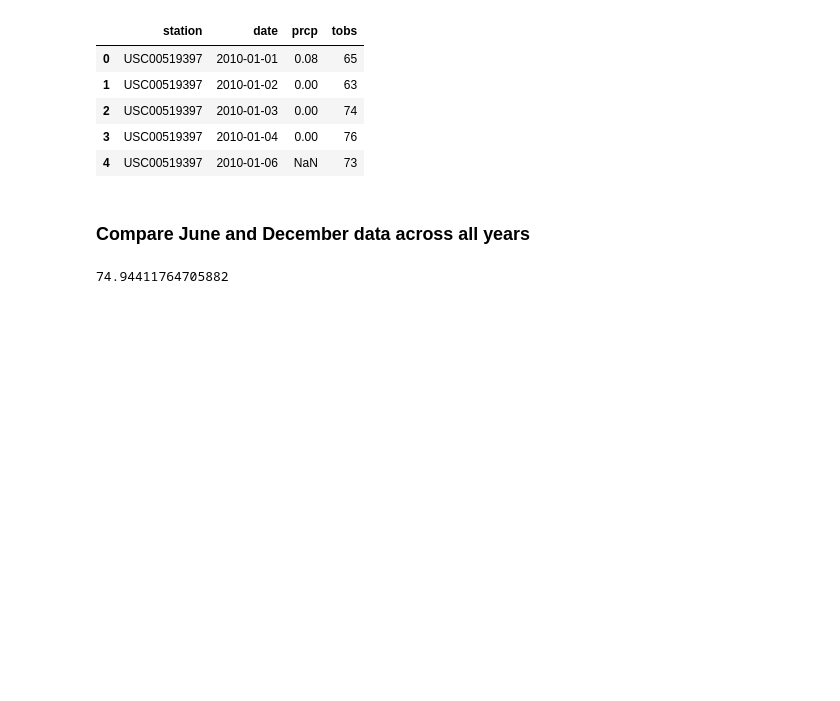
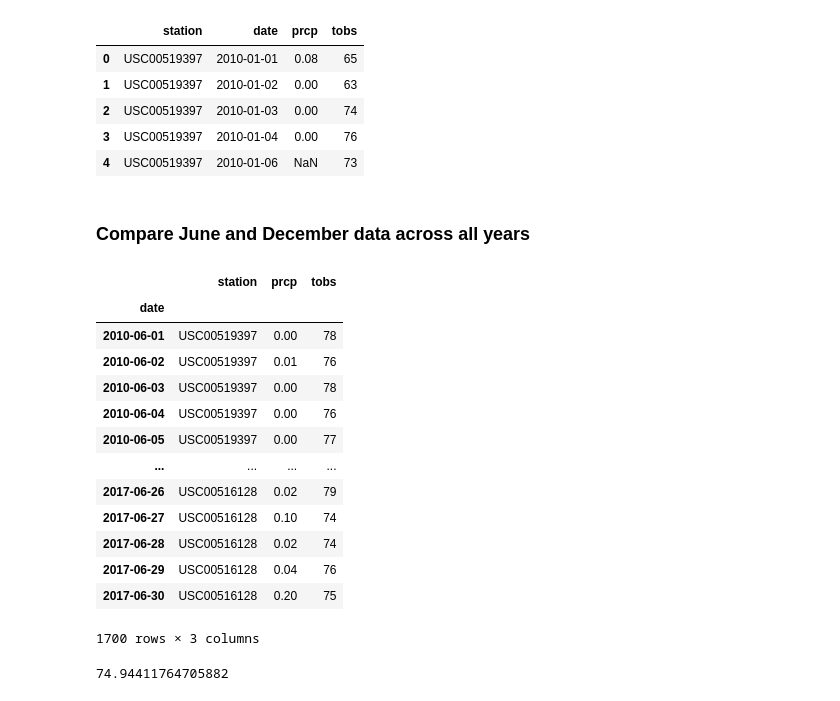
Before and after one commit to aaronlee28/sqlalchemy-challenge, a Jupyter notebook: bonus/temp_analysis_1/10-Advanced-Data-Storage-and-Retrieval_Homework_Instructions_temp_analysis_bonus_1_starter.ipynb, the cells around one changed output. Saved outputs shown, nothing was run; the diff lists cells and outputs as text; code cells hidden in the pictures; blank space fills up the shorter version.

```diff
--- a/bonus/temp_analysis_1/10-Advanced-Data-Storage-and-Retrieval_Homework_Instructions_temp_analysis_bonus_1_starter.ipynb
+++ b/bonus/temp_analysis_1/10-Advanced-Data-Storage-and-Retrieval_Homework_Instructions_temp_analysis_bonus_1_starter.ipynb
@@ -48,10 +48,26 @@ dec2017 = df.loc['2017-12-01':'2017-12-31']
 # %%
 # Concat all  the months together across all year
 junetotal = [june2010,june2011,june2012,june2013,june2014,june2015,june2016,june2017]
 june_df = pd.concat(junetotal)
 
 dectotal = [dec2010,dec2011,dec2012,dec2013,dec2014,dec2015,dec2016,dec2017]
 dec_df = pd.concat(dectotal)
+june_df
+# %% [output]
+|  | station | prcp | tobs |
+| date |  |  |  |
+| 2010-06-01 | USC00519397 | 0.00 | 78 |
+| 2010-06-02 | USC00519397 | 0.01 | 76 |
+| 2010-06-03 | USC00519397 | 0.00 | 78 |
+| 2010-06-04 | USC00519397 | 0.00 | 76 |
+| 2010-06-05 | USC00519397 | 0.00 | 77 |
+| ... | ... | ... | ... |
+| 2017-06-26 | USC00516128 | 0.02 | 79 |
+| 2017-06-27 | USC00516128 | 0.10 | 74 |
+| 2017-06-28 | USC00516128 | 0.02 | 74 |
+| 2017-06-29 | USC00516128 | 0.04 | 76 |
+| 2017-06-30 | USC00516128 | 0.20 | 75 |
+1700 rows × 3 columns
 # %%
 # Identify the average temperature for June
 june_df.tobs.mean()
```
Also changed, not shown: 2 other files.
